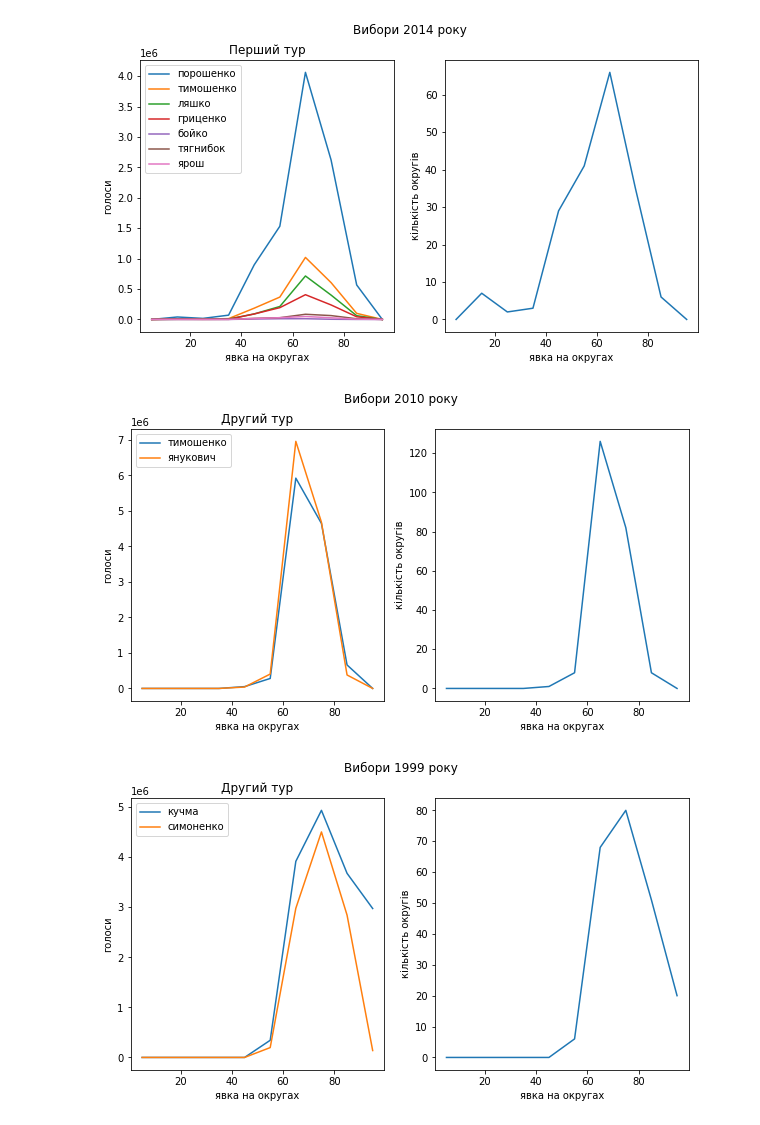
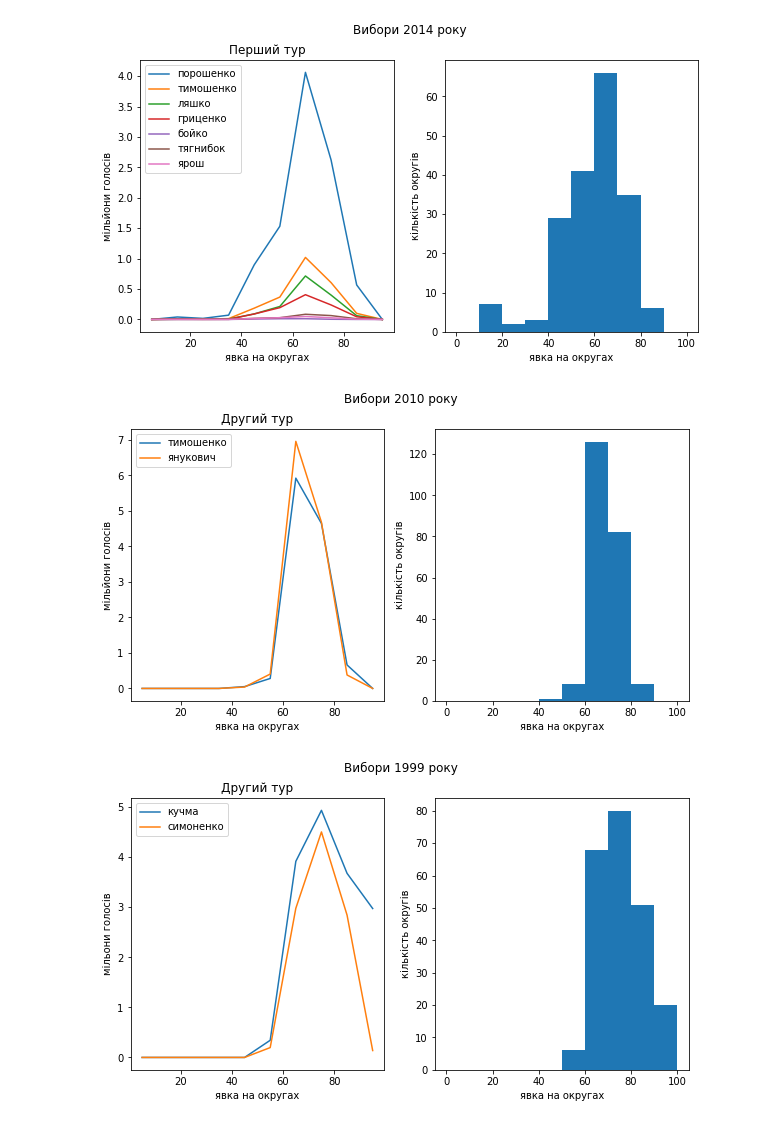
Before and after one commit to alexkernphysiker/ukr-elections, a Jupyter notebook: election_plots.ipynb, the cells around one changed output. Cells and saved outputs as stored; diff of their text form; code cells hidden in the pictures.

Commit message:
plots changed

```diff
--- a/election_plots.ipynb
+++ b/election_plots.ipynb
@@ -37,7 +37,7 @@ def prepare_data(compr,source, reg):
                 pass
             else:
                 districts[index] += 1
-                voices[index] += count
+                voices[index] += count/1000000
                 pass
             pass
         pass
@@ -204,20 +204,20 @@ fig.show()
 ax=fig.add_subplot(121)
 for name in ["порошенко","тимошенко","ляшко",  "гриценко", "бойко" ,"тягнибок","ярош"]:
     districts,voices=prepare_data(compr,get_for(name),ua)
-    ax.plot([x*compr+compr/2 for x in range(len(voices))],voices, label=name);
+    ax.plot([x*compr+compr/2 for x in range(len(voices))],voices, label=name)
     pass
 ax.title.set_text("Перший тур")
 ax.set_xlabel("явка на округах")
-ax.set_ylabel("голоси")
+ax.set_ylabel("мільйони голосів")
 ax.legend(loc=2)
 ax=fig.add_subplot(122)
-ax.plot([x*compr+compr/2 for x in range(len(districts))],districts, label=name);
+ax.bar([x*compr+compr/2 for x in range(len(districts))],districts, label=name, width=10);
 ax.set_xlabel("явка на округах")
 ax.set_ylabel("кількість округів")
 
 plt.draw()
 # %% [output]
-[figure, old version]
+[figure, new version]
 # %%
 def get_attendance(name):
     for item in get_columns(10,name):
@@ -250,21 +250,21 @@ fig.show()
 ax=fig.add_subplot(121)
 for name in ["тимошенко","янукович"]:
     districts,voices=prepare_data(compr,get_2nd_for(name),ua)
-    ax.plot([x*compr+compr/2 for x in range(len(voices))],voices, label=name);
+    ax.plot([x*compr+compr/2 for x in range(len(voices))],voices, label=name)
     pass
 ax.title.set_text("Другий тур")
 ax.set_xlabel("явка на округах")
-ax.set_ylabel("голоси")
+ax.set_ylabel("мільйони голосів")
 ax.legend(loc=2)
 ax=fig.add_subplot(122)
-ax.plot([x*compr+compr/2 for x in range(len(districts))],districts, label=name);
+ax.bar([x*compr+compr/2 for x in range(len(districts))],districts, label=name, width=10);
 ax.set_xlabel("явка на округах")
 ax.set_ylabel("кількість округів")
 
 
 plt.draw()
 # %% [output]
-[figure, old version]
+[figure, new version]
 # %%
 def get_attendance(name):
     for item in get_columns(9,name):
@@ -281,33 +281,33 @@ def get_2nd_for(name):
     cand=candidates2[name]
     for att,voices in zip(get_attendance("ukr_1999/1411-general.txt"),get_columns(cand[2],cand[0])):
         if att[0]==voices[0]:
             yield (att[0],voices[cand[1]],att[1])
             pass
         else:
             print("MISMATCH",att[0],voices[0])
             return
             pass
         pass
     pass
 
 fig=plt.figure()
 fig.set_size_inches(10 , 5, forward=True)
 fig.suptitle("Вибори 1999 року")
 fig.show()
 ax=fig.add_subplot(121)
 for name in ["кучма","симоненко"]:
     districts,voices=prepare_data(compr,get_2nd_for(name),ua)
     ax.plot([x*compr+compr/2 for x in range(len(voices))],voices, label=name);
     pass
 ax.title.set_text("Другий тур")
 ax.set_xlabel("явка на округах")
-ax.set_ylabel("голоси")
+ax.set_ylabel("мільони голосів")
 ax.legend(loc=2)
 ax=fig.add_subplot(122)
-ax.plot([x*compr+compr/2 for x in range(len(districts))],districts, label=name);
+ax.bar([x*compr+compr/2 for x in range(len(districts))],districts, label=name,width=10);
 ax.set_xlabel("явка на округах")
 ax.set_ylabel("кількість округів")
 
 plt.draw()
 # %% [output]
-[figure, old version]
+[figure, new version]
```
Also changed, not shown: parts of 1 cell of this notebook.
